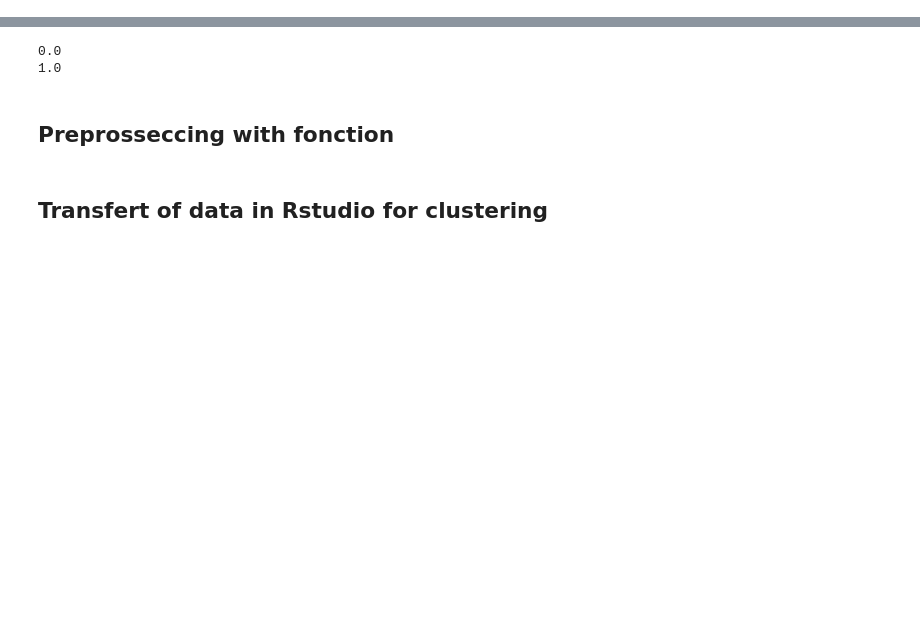
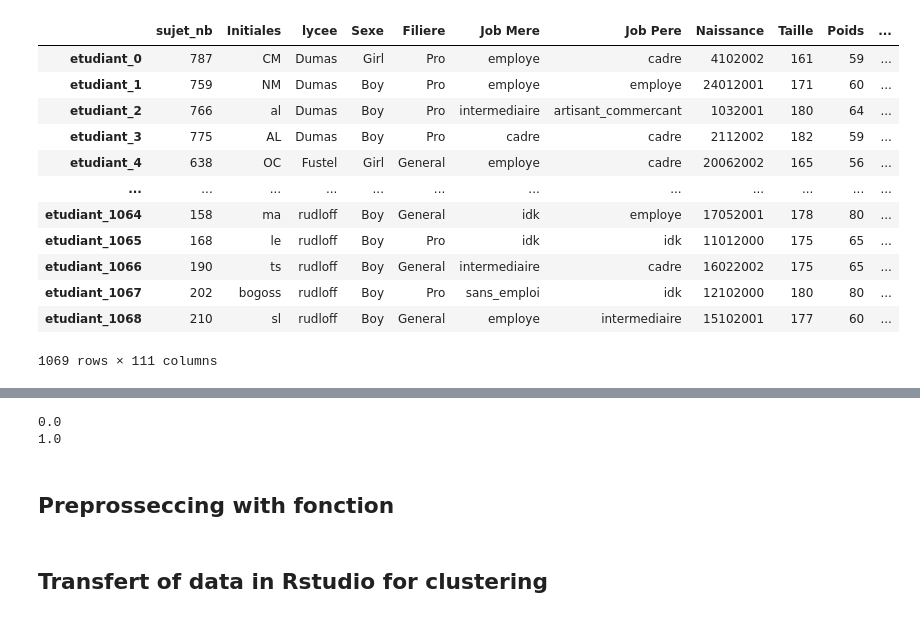
Before and after one commit to master-csmi/2022-m1-staps, a Jupyter notebook: motives_part/projet.ipynb, the cells around one changed output, grey strips where cells are left out. Cells and saved outputs as stored; diff of their text form; code cells hidden in the pictures; blank space fills up the shorter version.

```diff
--- a/motives_part/projet.ipynb
+++ b/motives_part/projet.ipynb
@@ -40,0 +38,12 @@ df = pd.read_excel("/home/congo/Bureau/2022-m1-staps/motives_part/data_motives_f
+# %%
+df_perso = pd.read_excel("/home/congo/Bureau/2022-m1-staps/motives_part/data_motives/data_motives_final.xlsx","haller")
+df_perso =df_perso.iloc[:,:39]
+
+#renommer les lignes ( remplacer 0 par etudiant_0)
+df_perso_const= df_perso
+nlin,ncol = df_perso.shape
+line_name = ['etudiant_' + str(i) for i in range(nlin)]
+# print(line_name)
+df_perso.index = line_name
+df_perso_const.index = line_name
+#df_perso
@@ -40,0 +77,20 @@ df = pd.read_excel("/home/congo/Bureau/2022-m1-staps/motives_part/data_motives_f
+# %%
+# concater les données perso et qualificatif
+df_final = pd.concat([df_perso,df_qualif] , axis= 1)
+with pd.ExcelWriter("df_final.xlsx") as writer:
+   df_final.to_excel(writer, freeze_panes=(1,1))
+#df_final
+# %% [output]
+|  | sujet_nb | Initiales | lycee | Sexe | Filiere | Job Mere | Job Pere | Naissance | Taille | Poids | ... |
+| etudiant_0 | 787 | CM | Dumas | Girl | Pro | employe | cadre | 4102002 | 161 | 59 | ... |
+| etudiant_1 | 759 | NM | Dumas | Boy | Pro | employe | employe | 24012001 | 171 | 60 | ... |
+| etudiant_2 | 766 | al | Dumas | Boy | Pro | intermediaire | artisant_commercant | 1032001 | 180 | 64 | ... |
+| etudiant_3 | 775 | AL | Dumas | Boy | Pro | cadre | cadre | 2112002 | 182 | 59 | ... |
+| etudiant_4 | 638 | OC | Fustel | Girl | General | employe | cadre | 20062002 | 165 | 56 | ... |
+| ... | ... | ... | ... | ... | ... | ... | ... | ... | ... | ... | ... |
+| etudiant_1064 | 158 | ma | rudloff | Boy | General | idk | employe | 17052001 | 178 | 80 | ... |
+| etudiant_1065 | 168 | le | rudloff | Boy | Pro | idk | idk | 11012000 | 175 | 65 | ... |
+| etudiant_1066 | 190 | ts | rudloff | Boy | General | intermediaire | cadre | 16022002 | 175 | 65 | ... |
+| etudiant_1067 | 202 | bogoss | rudloff | Boy | Pro | sans_emploi | idk | 12102000 | 180 | 80 | ... |
+| etudiant_1068 | 210 | sl | rudloff | Boy | General | employe | intermediaire | 15102001 | 177 | 60 | ... |
+1069 rows × 111 columns
```
Also changed, not shown: parts of 5 cells of this notebook, 9 other files.
